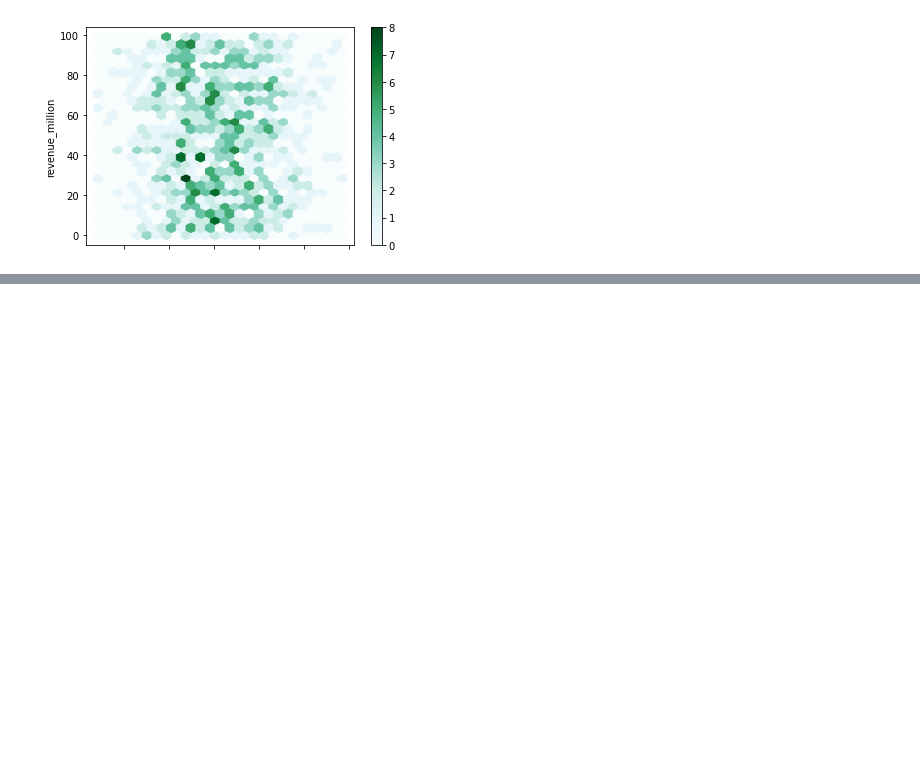
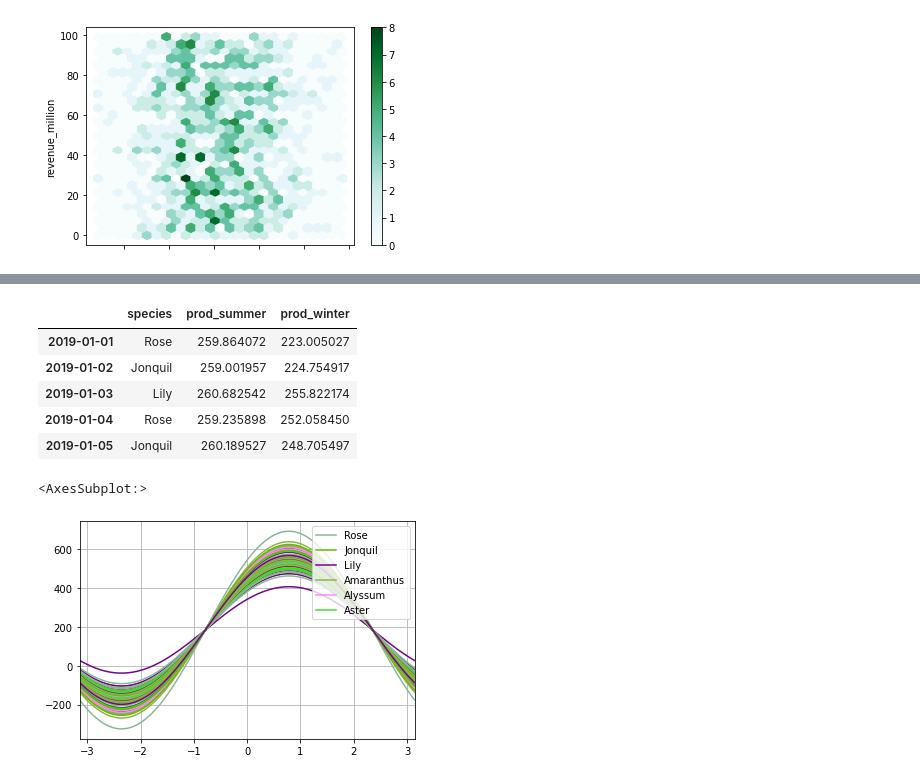
Before and after one commit to amin-torabi/learndataa, a Jupyter notebook: ds_beginner/pandas.ipynb, the cells around one changed output, grey strips where cells are left out. Drawn from its saved outputs; the diff is of its cells as text; code cells hidden in the pictures; blank space fills up the shorter version.

```diff
--- a/ds_beginner/pandas.ipynb
+++ b/ds_beginner/pandas.ipynb
@@ -2173,0 +2216,18 @@ flowers.plot.hexbin(
+# %%
+# andrews curves; since the curves are very similar, we can conclude that the species are similar in nature
+
+from pandas.plotting import andrews_curves
+
+flowers_sel = flowers.iloc[0:100, [0, 2, 3]]
+display(flowers_sel.head())
+
+andrews_curves(flowers_sel, 'species')
+# %% [output]
+|  | species | prod_summer | prod_winter |
+| 2019-01-01 | Rose | 259.864072 | 223.005027 |
+| 2019-01-02 | Jonquil | 259.001957 | 224.754917 |
+| 2019-01-03 | Lily | 260.682542 | 255.822174 |
+| 2019-01-04 | Rose | 259.235898 | 252.058450 |
+| 2019-01-05 | Jonquil | 260.189527 | 248.705497 |
+<AxesSubplot:>
+[figure, added]
```
Also changed, not shown: parts of 32 cells of this notebook.
